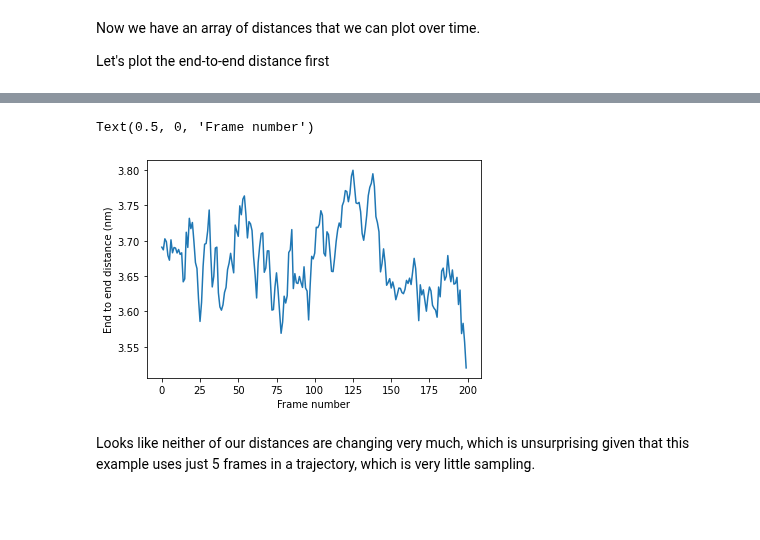
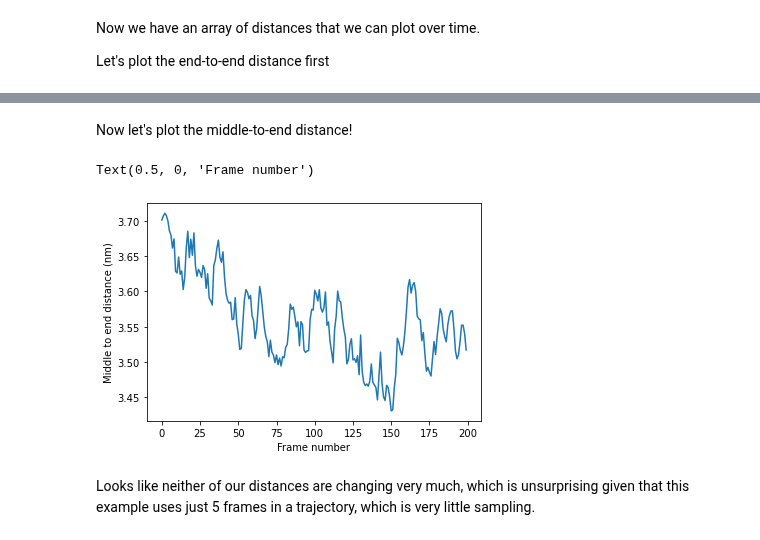
Before and after one commit to sukritsingh/compchem-class, a Jupyter notebook: analyze-simulation.ipynb, the cells around one changed output, grey strips where cells are left out. Saved outputs shown, nothing was run; the diff lists cells and outputs as text; code cells hidden in the pictures; blank space fills up the shorter version.

```diff
--- a/analyze-simulation.ipynb
+++ b/analyze-simulation.ipynb
@@ -118,11 +119,13 @@ Text(0.5, 0, 'Frame number')
+# %% [markdown]
+Now let's plot the middle-to-end distance!
 # %%
 from matplotlib import pyplot as plt
 plt.plot(traj.time, distances[:,1], '-')
-plt.ylabel("End to end distance (nm)")
+plt.ylabel("Middle to end distance (nm)")
 plt.xlabel("Frame number")
 # %% [output]
 Text(0.5, 0, 'Frame number')
-[figure, old version]
+[figure, new version]
 # %% [markdown]
 Looks like neither of our distances are changing very much, which is unsurprising given that this example uses just 5 frames in a trajectory, which is very little sampling.
 # %% [markdown]
```
Also changed, not shown: parts of 5 cells of this notebook.
